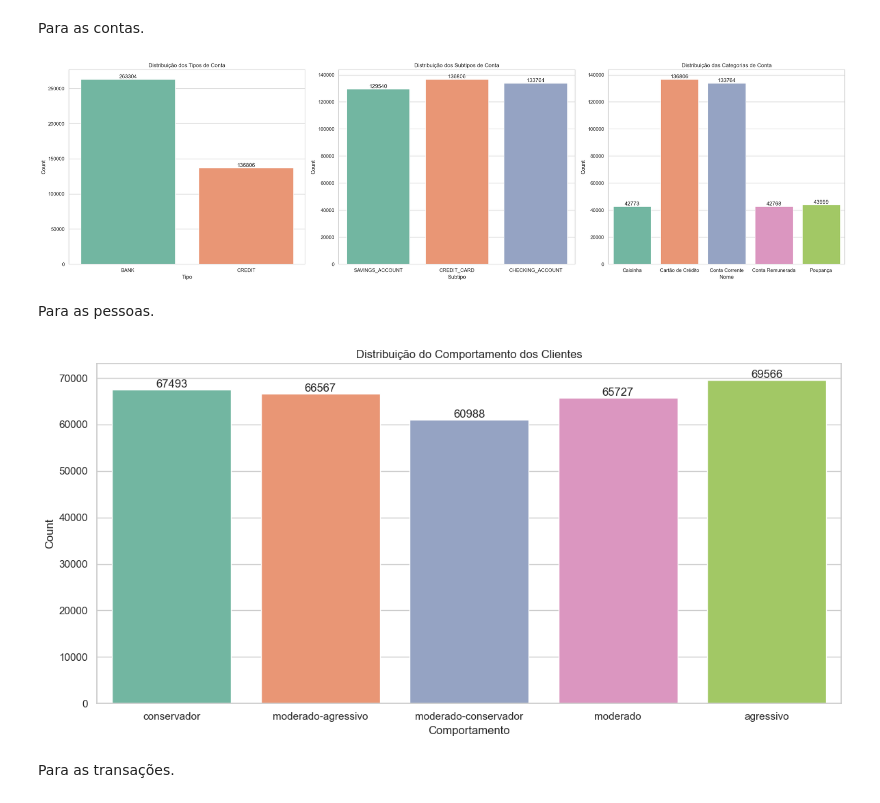
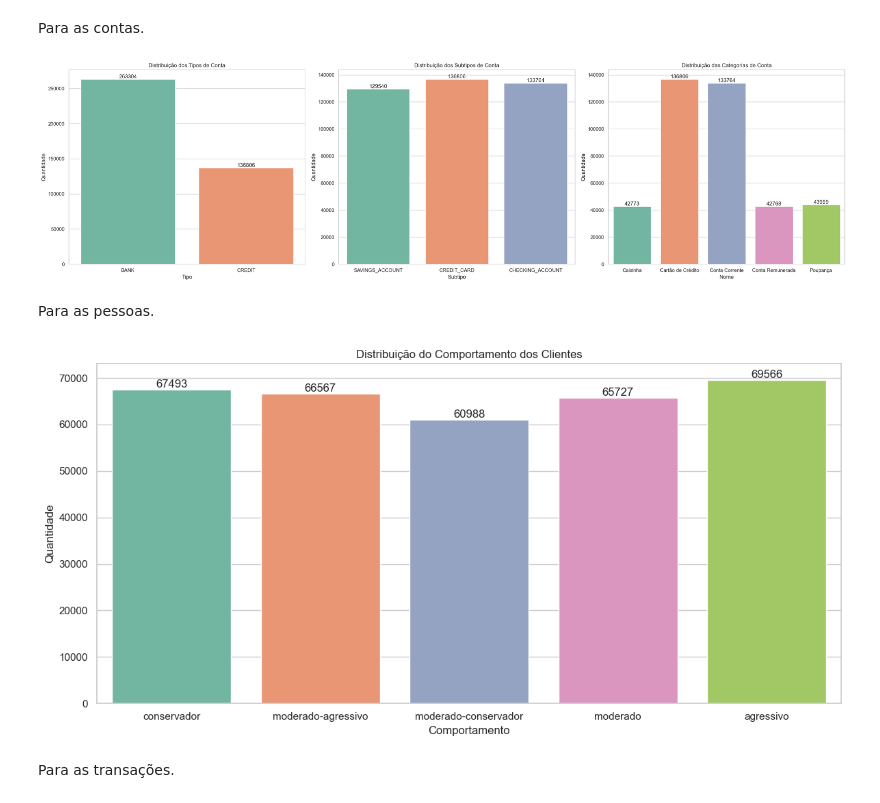
Before and after one commit to allmeidaapedro/Clusterizacao-Clientes-Cartao-Credito, a Jupyter notebook: notebooks/1. EDA.ipynb, the cells around one changed output. Cells and saved outputs as stored; diff of their text form; code cells hidden in the pictures.

```diff
--- a/notebooks/1. EDA.ipynb
+++ b/notebooks/1. EDA.ipynb
@@ -353,29 +353,29 @@ Para as contas.
 # %%
 fig, axes = plt.subplots(1, 3, figsize=(25, 7))
 
 ax0 = sns.countplot(data=df, x='account_type', ax=axes[0], palette='Set2')
 ax0.set_title('Distribuição dos Tipos de Conta')
 ax0.set_xlabel('Tipo')
-ax0.set_ylabel('Count')
+ax0.set_ylabel('Quantidade')
 ax0.bar_label(ax0.containers[0])
 
 
 ax1 = sns.countplot(data=df, x='account_subtype', ax=axes[1], palette='Set2')
 ax1.set_title('Distribuição dos Subtipos de Conta')
 ax1.set_xlabel('Subtipo')
-ax1.set_ylabel('Count')
+ax1.set_ylabel('Quantidade')
 ax1.bar_label(ax1.containers[0])
 
 ax2 = sns.countplot(data=df, x='account_name', ax=axes[2], palette='Set2')
 ax2.set_title('Distribuição das Categorias de Conta')
 ax2.set_xlabel('Nome')
-ax2.set_ylabel('Count')
+ax2.set_ylabel('Quantidade')
 ax2.bar_label(ax2.containers[0])
 
 plt.tight_layout()
 plt.show()
 # %% [output]
-[figure, old version]
+[figure, new version]
 # %% [markdown]
 Para as pessoas.
 # %%
@@ -386,12 +386,12 @@ ax.bar_label(ax.containers[0])
 
 ax.set_title('Distribuição do Comportamento dos Clientes')
 ax.set_xlabel('Comportamento')
-ax.set_ylabel('Count')
+ax.set_ylabel('Quantidade')
 
 plt.tight_layout()
 plt.show()
 # %% [output]
-[figure, old version]
+[figure, new version]
 # %% [markdown]
 Para as transações.
 # %%
```
Also changed, not shown: parts of 3 cells of this notebook, 4 other files.
